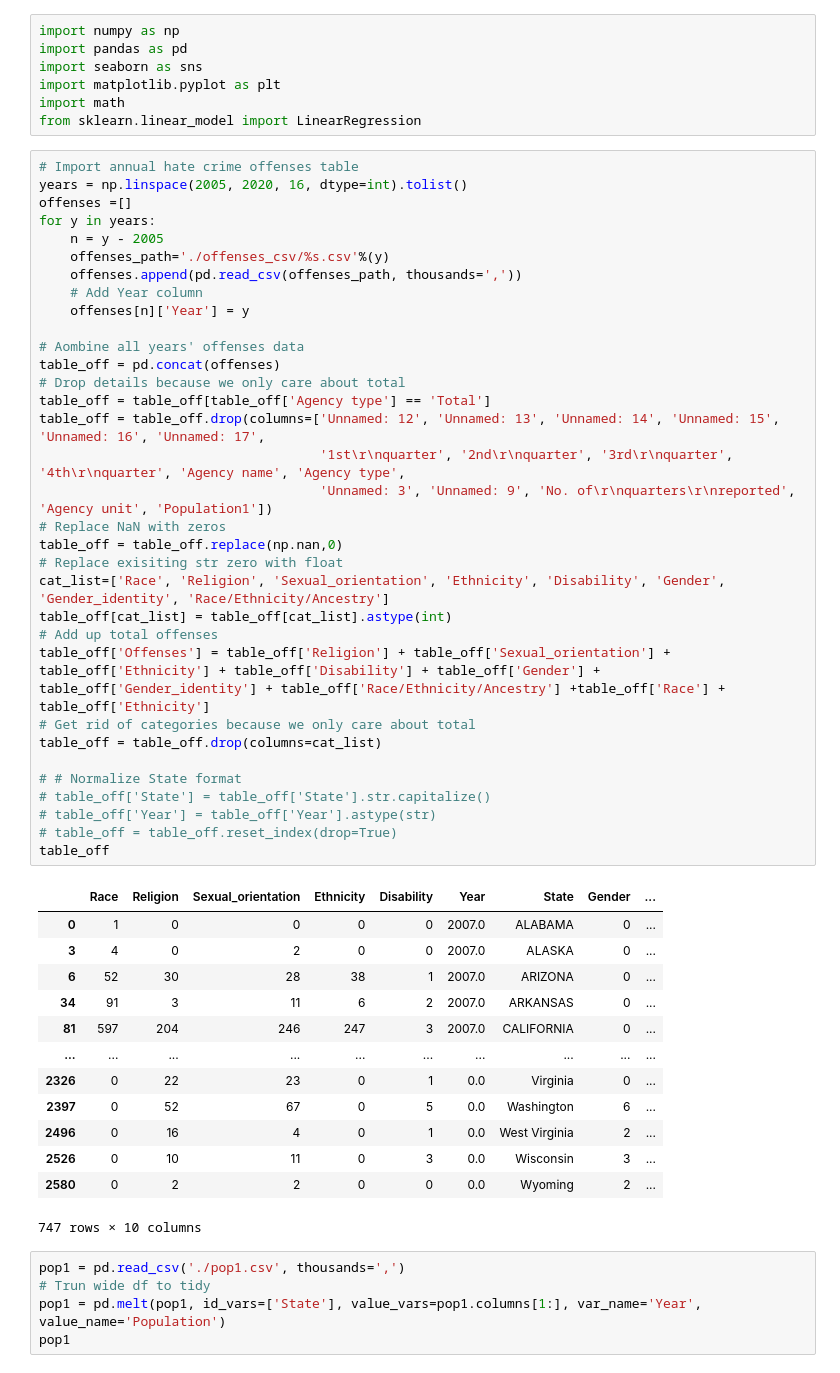
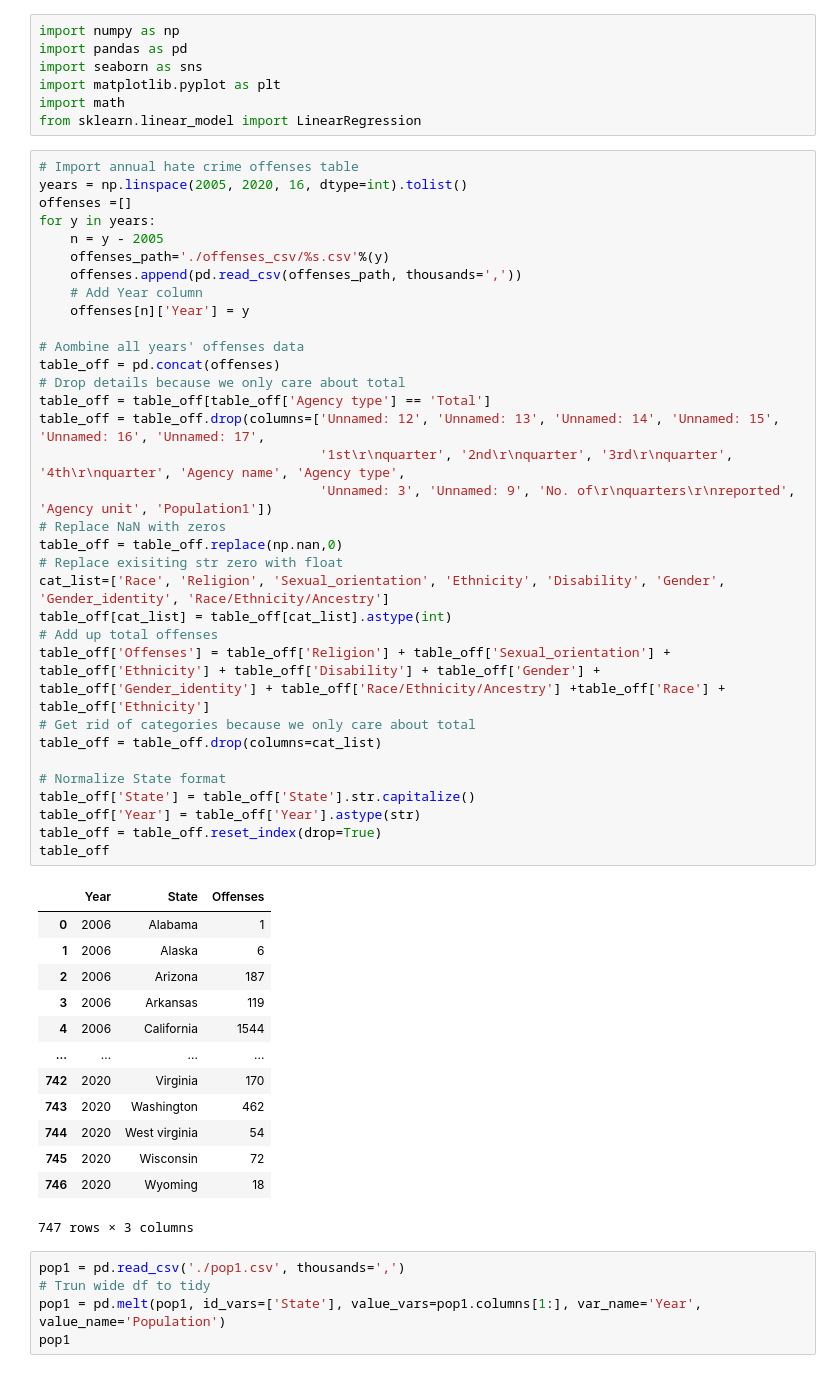
Before and after one commit to ChenTsizhen/2950_Project, a Jupyter notebook: master.ipynb, the cells around one changed output. Cells and saved outputs as stored; diff of their text form.

```diff
--- a/master.ipynb
+++ b/master.ipynb
@@ -8,50 +8,50 @@ from sklearn.linear_model import LinearRegression
 # %%
 # Import annual hate crime offenses table
 years = np.linspace(2005, 2020, 16, dtype=int).tolist()
 offenses =[]
 for y in years:
     n = y - 2005
     offenses_path='./offenses_csv/%s.csv'%(y)
     offenses.append(pd.read_csv(offenses_path, thousands=','))
     # Add Year column
     offenses[n]['Year'] = y
 
 # Aombine all years' offenses data
 table_off = pd.concat(offenses)
 # Drop details because we only care about total
 table_off = table_off[table_off['Agency type'] == 'Total']
 table_off = table_off.drop(columns=['Unnamed: 12', 'Unnamed: 13', 'Unnamed: 14', 'Unnamed: 15', 'Unnamed: 16', 'Unnamed: 17',
                                     '1st\r\nquarter', '2nd\r\nquarter', '3rd\r\nquarter', '4th\r\nquarter', 'Agency name', 'Agency type',
                                     'Unnamed: 3', 'Unnamed: 9', 'No. of\r\nquarters\r\nreported', 'Agency unit', 'Population1'])
 # Replace NaN with zeros
 table_off = table_off.replace(np.nan,0)
 # Replace exisiting str zero with float
 cat_list=['Race', 'Religion', 'Sexual_orientation', 'Ethnicity', 'Disability', 'Gender', 'Gender_identity', 'Race/Ethnicity/Ancestry']
 table_off[cat_list] = table_off[cat_list].astype(int)
 # Add up total offenses
 table_off['Offenses'] = table_off['Religion'] + table_off['Sexual_orientation'] + table_off['Ethnicity'] + table_off['Disability'] + table_off['Gender'] + table_off['Gender_identity'] + table_off['Race/Ethnicity/Ancestry'] +table_off['Race'] + table_off['Ethnicity']
 # Get rid of categories because we only care about total
 table_off = table_off.drop(columns=cat_list)
 
-# # Normalize State format
-# table_off['State'] = table_off['State'].str.capitalize()
-# table_off['Year'] = table_off['Year'].astype(str)
-# table_off = table_off.reset_index(drop=True)
+# Normalize State format
+table_off['State'] = table_off['State'].str.capitalize()
+table_off['Year'] = table_off['Year'].astype(str)
+table_off = table_off.reset_index(drop=True)
 table_off
 # %% [output]
-|  | Race | Religion | Sexual_orientation | Ethnicity | Disability | Year | State | Gender | ... |
-| 0 | 1 | 0 | 0 | 0 | 0 | 2007.0 | ALABAMA | 0 | ... |
-| 3 | 4 | 0 | 2 | 0 | 0 | 2007.0 | ALASKA | 0 | ... |
-| 6 | 52 | 30 | 28 | 38 | 1 | 2007.0 | ARIZONA | 0 | ... |
-| 34 | 91 | 3 | 11 | 6 | 2 | 2007.0 | ARKANSAS | 0 | ... |
-| 81 | 597 | 204 | 246 | 247 | 3 | 2007.0 | CALIFORNIA | 0 | ... |
-| ... | ... | ... | ... | ... | ... | ... | ... | ... | ... |
-| 2326 | 0 | 22 | 23 | 0 | 1 | 0.0 | Virginia | 0 | ... |
-| 2397 | 0 | 52 | 67 | 0 | 5 | 0.0 | Washington | 6 | ... |
-| 2496 | 0 | 16 | 4 | 0 | 1 | 0.0 | West Virginia | 2 | ... |
-| 2526 | 0 | 10 | 11 | 0 | 3 | 0.0 | Wisconsin | 3 | ... |
-| 2580 | 0 | 2 | 2 | 0 | 0 | 0.0 | Wyoming | 2 | ... |
+|  | Year | State | Offenses |
+| 0 | 2006 | Alabama | 1 |
+| 1 | 2006 | Alaska | 6 |
+| 2 | 2006 | Arizona | 187 |
+| 3 | 2006 | Arkansas | 119 |
+| 4 | 2006 | California | 1544 |
+| ... | ... | ... | ... |
+| 742 | 2020 | Virginia | 170 |
+| 743 | 2020 | Washington | 462 |
+| 744 | 2020 | West virginia | 54 |
+| 745 | 2020 | Wisconsin | 72 |
+| 746 | 2020 | Wyoming | 18 |
-747 rows × 10 columns
+747 rows × 3 columns
 # %%
 pop1 = pd.read_csv('./pop1.csv', thousands=',')
 # Trun wide df to tidy
```
Also changed, not shown: parts of 4 cells of this notebook.
